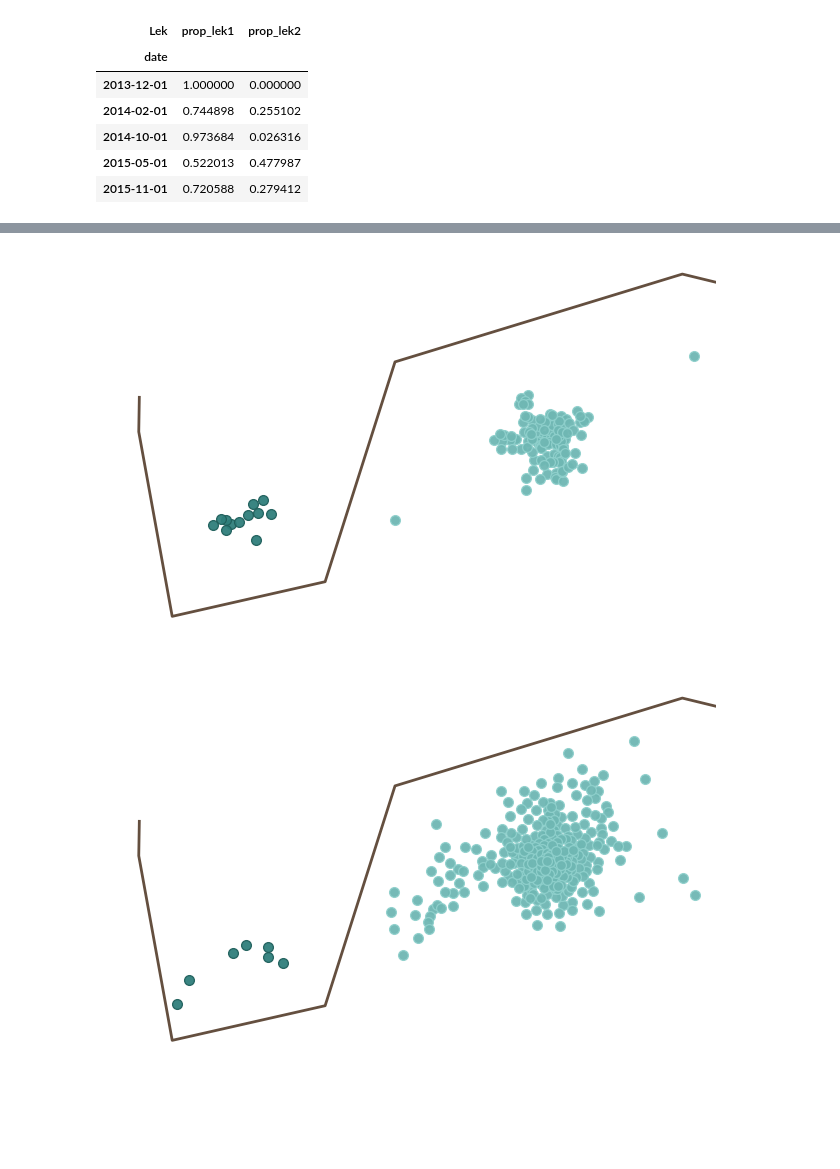
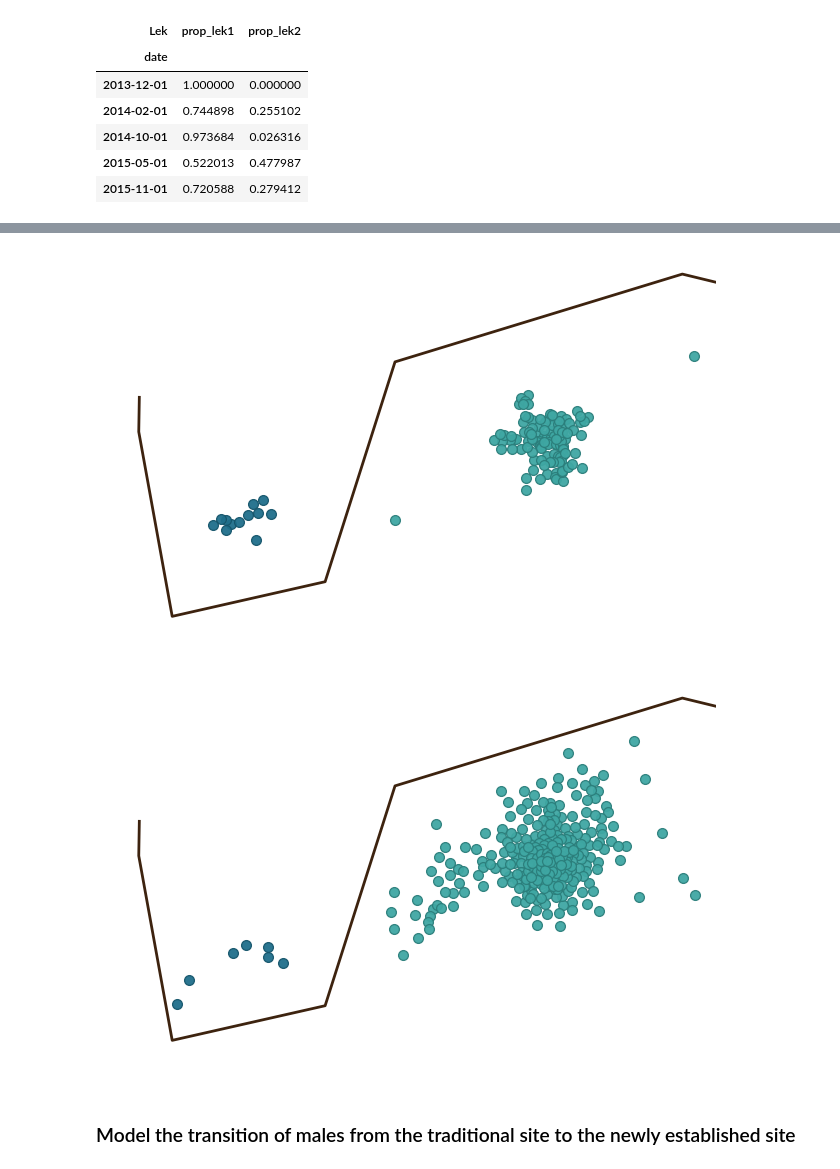
Before and after one commit to ruthviksp/territory_geometry, a Jupyter notebook: plot_lek_transition.ipynb, the cells around one changed output, grey strips where cells are left out. Saved outputs shown, nothing was run; the diff lists cells and outputs as text; code cells hidden in the pictures; blank space fills up the shorter version.

```diff
--- a/plot_lek_transition.ipynb
+++ b/plot_lek_transition.ipynb
@@ -119,23 +100,11 @@ data_dirs = sorted([p for p in base_dir.glob('*_COORDINATES') if p.is_dir()])
 date_records = []
 for d in data_dirs:
     date_label = d.name.replace('_COORDINATES', '').upper()
-    try:
-        date_ts = parse_yyMMM(date_label)
-    except Exception as e:
-        print(f'Skipping folder (cannot parse date): {d.name} ({e})')
-        continue
+    date_ts = parse_yyMMM(date_label)
 
     df1 = read_lek_csv(d, date_label, 1)
     df2 = read_lek_csv(d, date_label, 2)
 
-    date_records.append({
-        'date_label': date_label,
-        'date': date_ts,
-        'lek1': df1,
-        'lek2': df2
-    })
-
-if len(date_records) == 0:
-    raise RuntimeError(f'No *_COORDINATES folders found under {base_dir.resolve()}')
+    date_records.append({'date_label': date_label, 'date': date_ts, 'lek1': df1, 'lek2': df2})
 
 date_records = sorted(date_records, key=lambda r: r['date'])
@@ -173,22 +111,21 @@ for rec in date_records:
 # %%
-## One figure per date
-outdir = Path('output')
-outdir.mkdir(exist_ok=True, parents=True)
+## Load roads and plot one figure per date
+roads_gdf = gpd.read_file('rawdata/Velavadar/VelavadarRoads.shp', engine='pyogrio')
 
+## Plot figure
 for rec in date_records:
     fig, ax = plt.subplots(1,1)
 
-    if roads_gdf is not None and not roads_gdf.empty:
-        roads_gdf.plot(ax=ax, linewidth=2, color='#3D230F', alpha=0.8, zorder=1)
+    roads_gdf.plot(ax=ax, linewidth=2, color='#3D230F', zorder=1)
 
-    if rec['lek1'] is not None and len(rec['lek1']) > 0:
-        ax.scatter(rec['lek1']['longitude'], rec['lek1']['latitude'],
-                   s=50, facecolor=lek1_face, edgecolor=lek1_edge,
+    if rec['lek1'] is not None:
+        ax.scatter(rec['lek1']['longitude'], rec['lek1']['latitude'], s=50,
+                   facecolor=fill_cols.get('Velavadar Lek 1'), edgecolor=point_cols.get('Velavadar Lek 1'),
                    linewidth=0.9, alpha=0.95, zorder=3, label='Lek 1')
 
-    if rec['lek2'] is not None and len(rec['lek2']) > 0:
-        ax.scatter(rec['lek2']['longitude'], rec['lek2']['latitude'],
-                   s=50, facecolor=lek2_face, edgecolor=lek2_edge,
+    if rec['lek2'] is not None:
+        ax.scatter(rec['lek2']['longitude'], rec['lek2']['latitude'], s=50,
+                   facecolor=fill_cols.get('Velavadar Lek 2'), edgecolor=point_cols.get('Velavadar Lek 2'),
                    linewidth=0.9, alpha=0.95, zorder=4, label='Lek 2')
 
     ax.set_xlim(72.018,72.04)
@@ -202,6 +139,6 @@ for rec in date_records:
     ax.spines['right'].set_visible(False)
 
     fig.tight_layout()
-    fig.savefig(outdir/f"territories_{rec['date_label']}.png", dpi=300)
+    fig.savefig(out_dir/f"territories_{rec['date_label']}.png", dpi=300)
     plt.show()
 # %% [output]
@@ -219,2 +156,4 @@ for rec in date_records:
-[figure, old version]
+[figure, new version]
-[figure, old version]
+[figure, new version]
+# %% [markdown]
+### Model the transition of males from the traditional site to the newly established site
```
Also changed, not shown: parts of 9 cells of this notebook, 15 other files.
